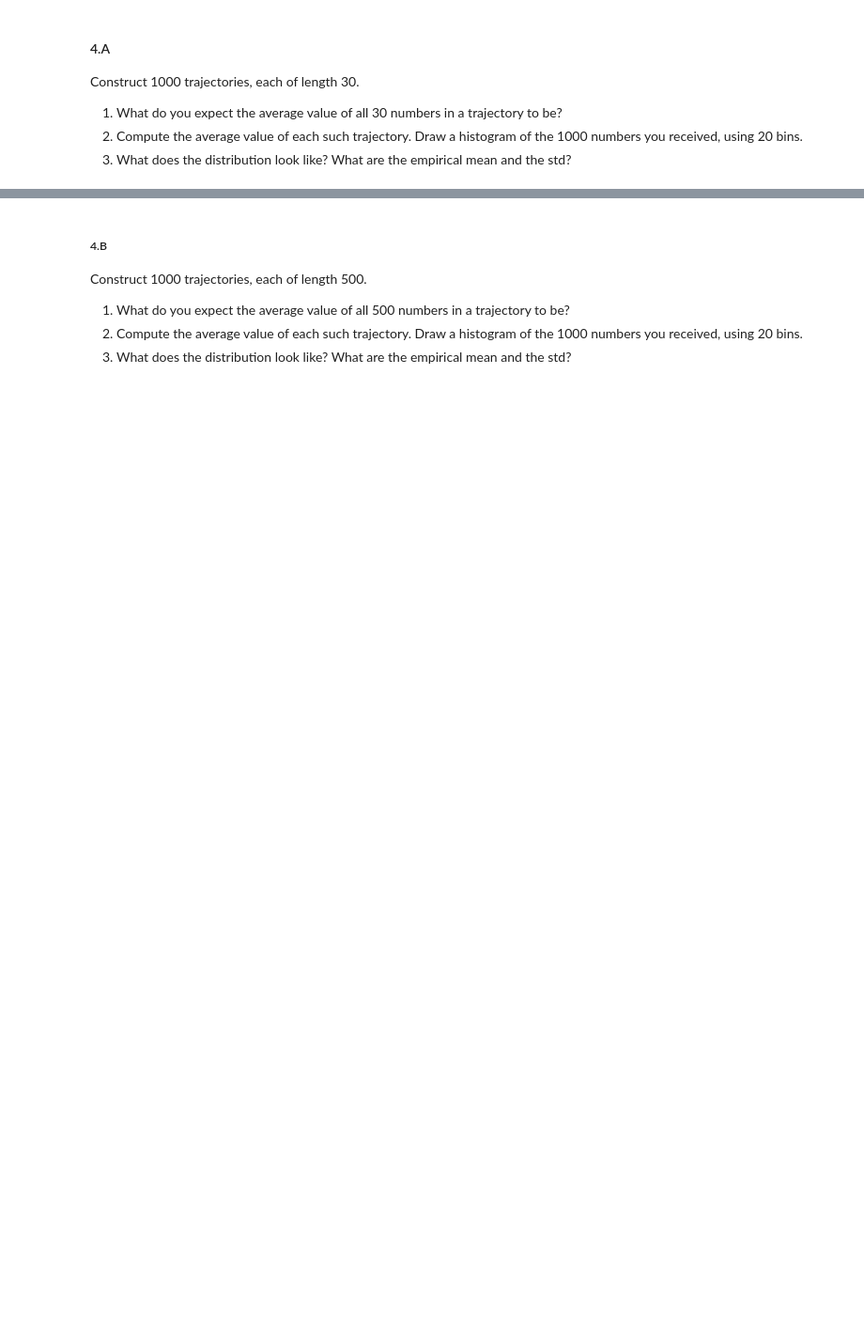
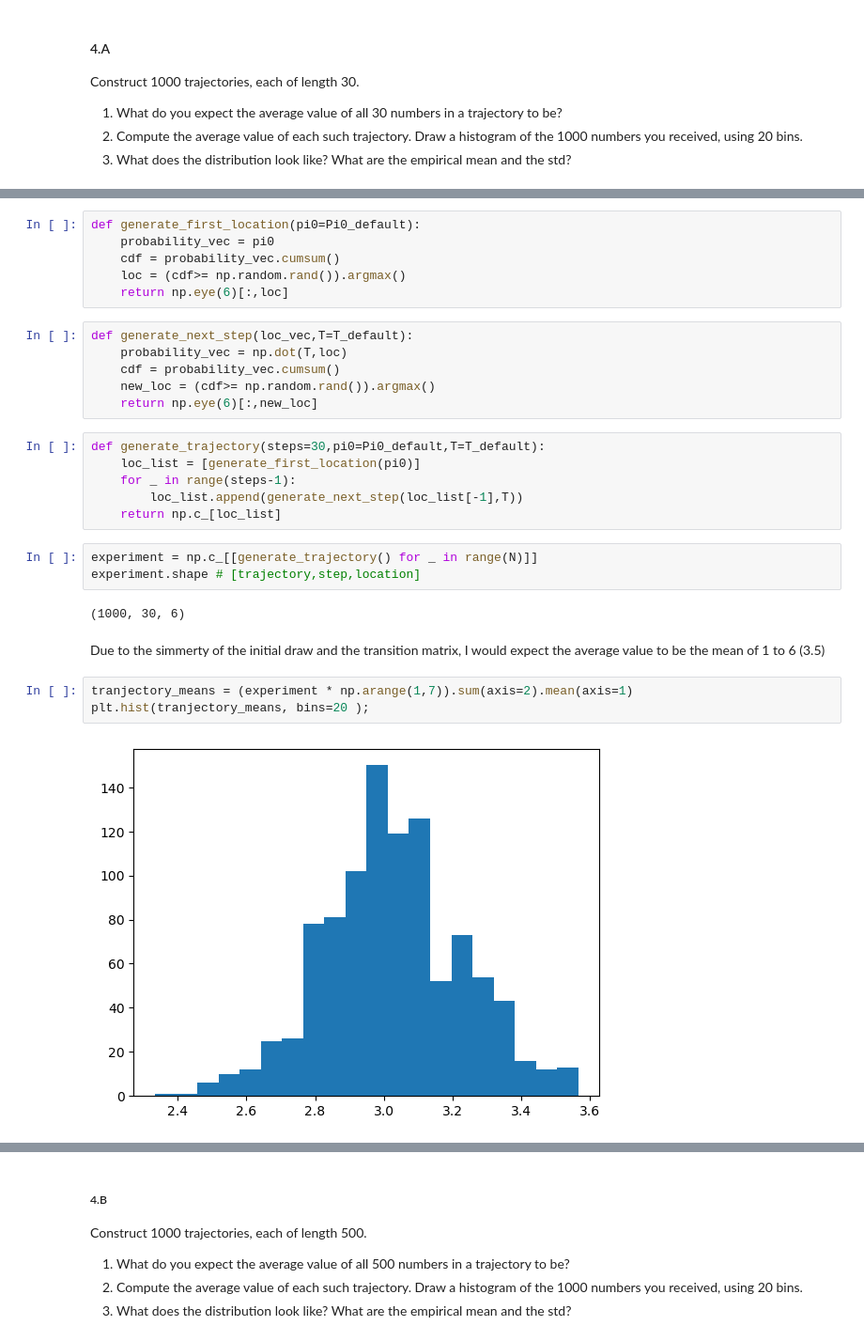
Before and after one commit to barboym/hw_statistics_runi, a Jupyter notebook: HW3/HW3.ipynb, the cells around one changed output, grey strips where cells are left out. Shown at 94% size. Drawn from its saved outputs; the diff is of its cells as text; blank space fills up the shorter version.

Commit message:
initial answer to 4 (the fit needs rescaling. The mean is 3 instead of 3.5. Not fully sure about the cov values in the end)

```diff
--- a/HW3/HW3.ipynb
+++ b/HW3/HW3.ipynb
@@ -284,0 +316,30 @@ Construct 1000 trajectories, each of length 30.
+# %%
+def generate_first_location(pi0=Pi0_default):
+    probability_vec = pi0
+    cdf = probability_vec.cumsum()
+    loc = (cdf>= np.random.rand()).argmax()
+    return np.eye(6)[:,loc]
+# %%
+def generate_next_step(loc_vec,T=T_default):
+    probability_vec = np.dot(T,loc)
+    cdf = probability_vec.cumsum()
+    new_loc = (cdf>= np.random.rand()).argmax()
+    return np.eye(6)[:,new_loc]
+# %%
+def generate_trajectory(steps=30,pi0=Pi0_default,T=T_default):
+    loc_list = [generate_first_location(pi0)]
+    for _ in range(steps-1):
+        loc_list.append(generate_next_step(loc_list[-1],T))
+    return np.c_[loc_list]
+# %%
+experiment = np.c_[[generate_trajectory() for _ in range(N)]]
+experiment.shape # [trajectory,step,location]
+# %% [output]
+(1000, 30, 6)
+# %% [markdown]
+Due to the simmerty of the initial draw and the transition matrix, I would expect the average value to be the mean of 1 to 6 (3.5)
+# %%
+tranjectory_means = (experiment * np.arange(1,7)).sum(axis=2).mean(axis=1)
+plt.hist(tranjectory_means, bins=20 );
+# %% [output]
+[figure, added]
```
Also changed, not shown: parts of 19 cells of this notebook.
